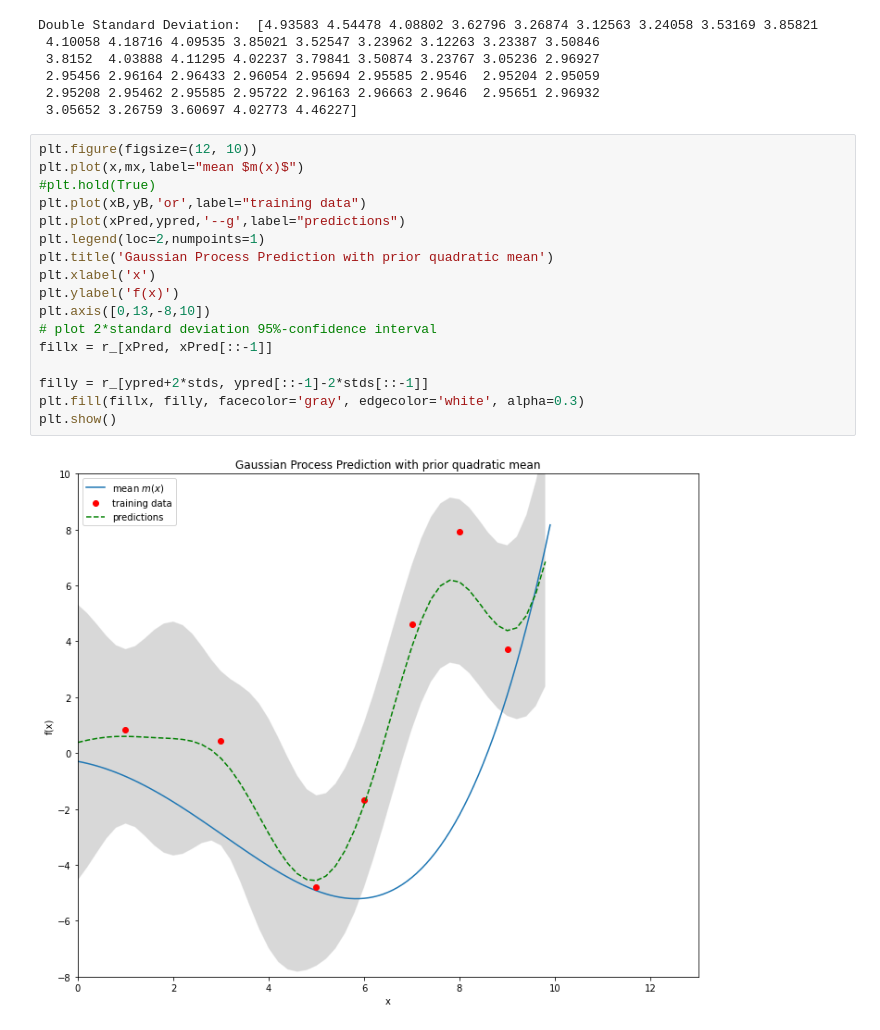
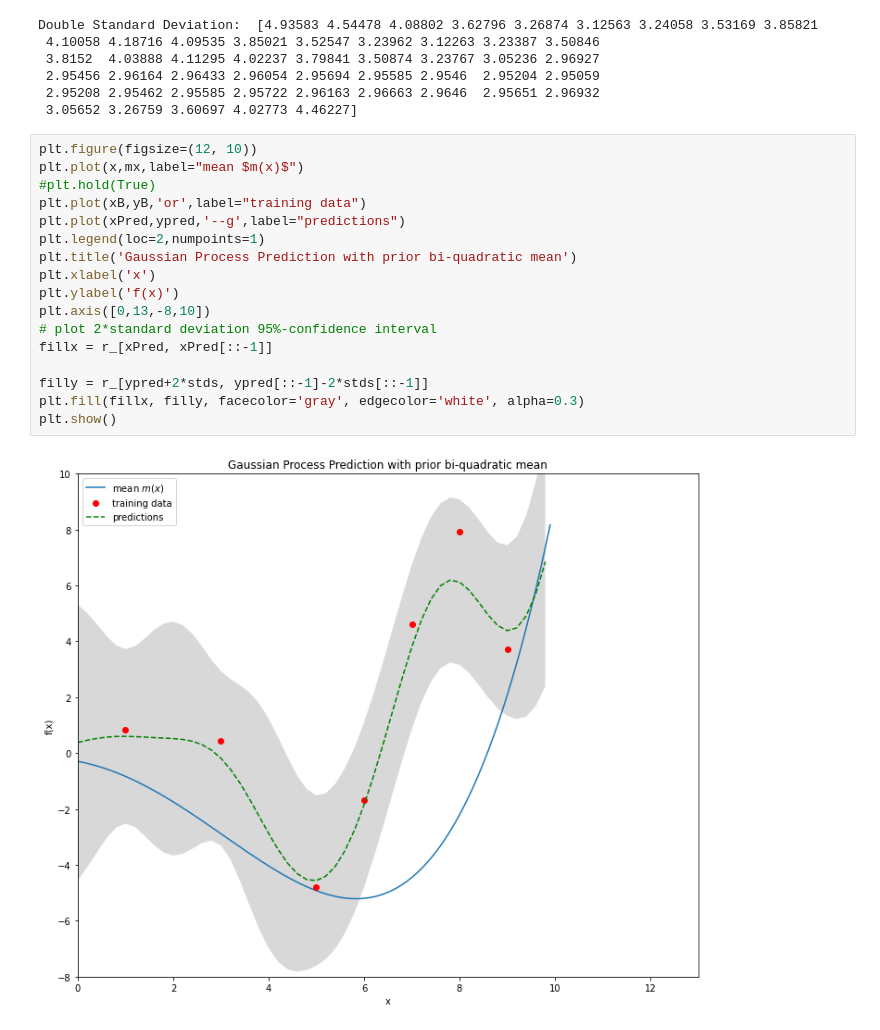
Before and after one commit to hannibunny/mlbook, a Jupyter notebook: ml/_build/jupyter_execute/machinelearning/GaussianProcessRegression.ipynb, the cells around one changed output. Saved outputs shown, nothing was run; the diff lists cells and outputs as text.

```diff
--- a/ml/_build/jupyter_execute/machinelearning/GaussianProcessRegression.ipynb
+++ b/ml/_build/jupyter_execute/machinelearning/GaussianProcessRegression.ipynb
@@ -342,19 +342,19 @@ Double Standard Deviation:  [4.93583 4.54478 4.08802 3.62796 3.26874 3.12563 3.2
 # %%
 plt.figure(figsize=(12, 10))
 plt.plot(x,mx,label="mean $m(x)$")
 #plt.hold(True)
 plt.plot(xB,yB,'or',label="training data")
 plt.plot(xPred,ypred,'--g',label="predictions")
 plt.legend(loc=2,numpoints=1)
-plt.title('Gaussian Process Prediction with prior quadratic mean')
+plt.title('Gaussian Process Prediction with prior bi-quadratic mean')
 plt.xlabel('x')
 plt.ylabel('f(x)')
 plt.axis([0,13,-8,10])
 # plot 2*standard deviation 95%-confidence interval
 fillx = r_[xPred, xPred[::-1]]
 
 filly = r_[ypred+2*stds, ypred[::-1]-2*stds[::-1]]
 plt.fill(fillx, filly, facecolor='gray', edgecolor='white', alpha=0.3)
 plt.show()
 # %% [output]
-[figure, old version]
+[figure, new version]
```
Also changed, not shown: 21 other files.
